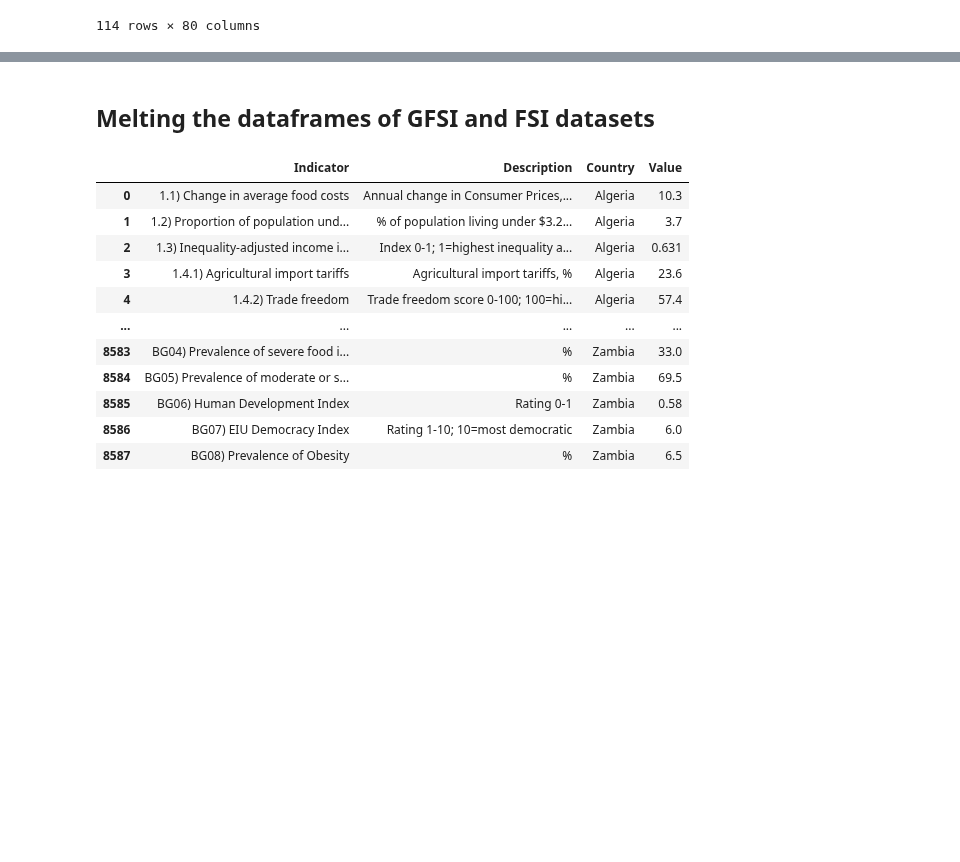
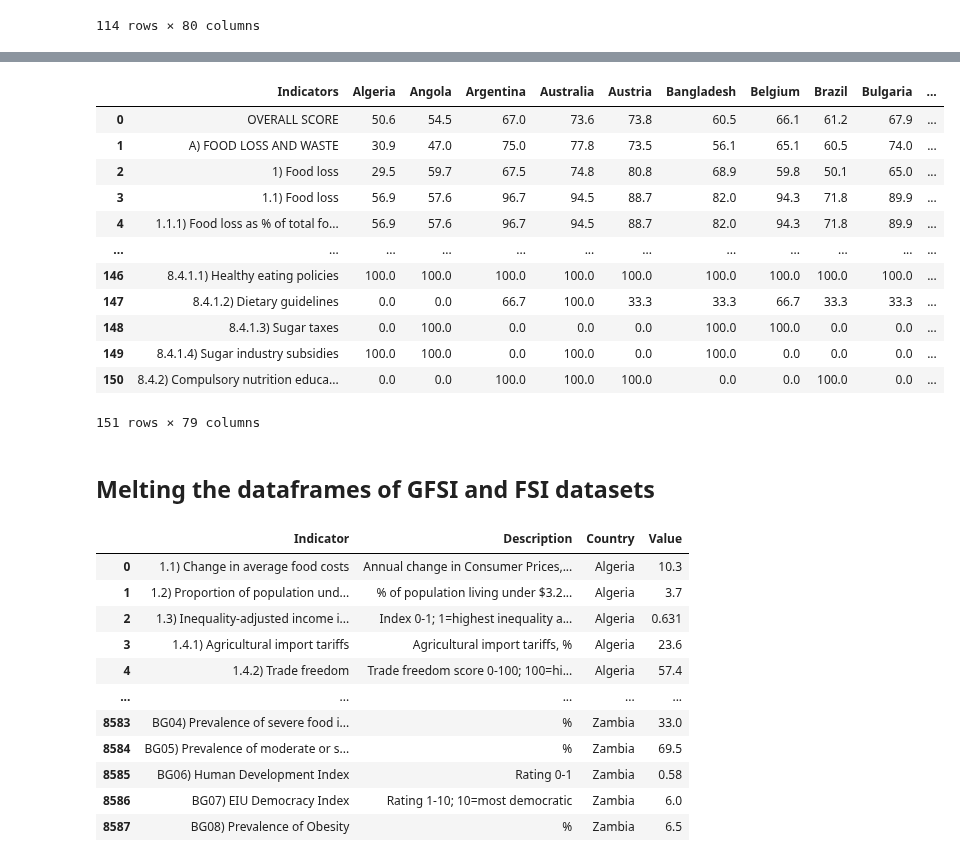
Before and after one commit to Azvier/asean-food-waste-sustainability, a Jupyter notebook: notebooks/data_processing.ipynb, the cells around one changed output, grey strips where cells are left out. Cells and saved outputs as stored; diff of their text form; code cells hidden in the pictures; blank space fills up the shorter version.

```diff
--- a/notebooks/data_processing.ipynb
+++ b/notebooks/data_processing.ipynb
@@ -96,3 +112,19 @@ fsi_data
+# %%
+fsi_score
+# %% [output]
+|  | Indicators | Algeria | Angola | Argentina | Australia | Austria | Bangladesh | Belgium | Brazil | Bulgaria | ... |
+| 0 | OVERALL SCORE | 50.6 | 54.5 | 67.0 | 73.6 | 73.8 | 60.5 | 66.1 | 61.2 | 67.9 | ... |
+| 1 | A) FOOD LOSS AND WASTE | 30.9 | 47.0 | 75.0 | 77.8 | 73.5 | 56.1 | 65.1 | 60.5 | 74.0 | ... |
+| 2 | 1) Food loss | 29.5 | 59.7 | 67.5 | 74.8 | 80.8 | 68.9 | 59.8 | 50.1 | 65.0 | ... |
+| 3 | 1.1) Food loss | 56.9 | 57.6 | 96.7 | 94.5 | 88.7 | 82.0 | 94.3 | 71.8 | 89.9 | ... |
+| 4 | 1.1.1) Food loss as % of total fo... | 56.9 | 57.6 | 96.7 | 94.5 | 88.7 | 82.0 | 94.3 | 71.8 | 89.9 | ... |
+| ... | ... | ... | ... | ... | ... | ... | ... | ... | ... | ... | ... |
+| 146 | 8.4.1.1) Healthy eating policies | 100.0 | 100.0 | 100.0 | 100.0 | 100.0 | 100.0 | 100.0 | 100.0 | 100.0 | ... |
+| 147 | 8.4.1.2) Dietary guidelines | 0.0 | 0.0 | 66.7 | 100.0 | 33.3 | 33.3 | 66.7 | 33.3 | 33.3 | ... |
+| 148 | 8.4.1.3) Sugar taxes | 0.0 | 100.0 | 0.0 | 0.0 | 0.0 | 100.0 | 100.0 | 0.0 | 0.0 | ... |
+| 149 | 8.4.1.4) Sugar industry subsidies | 100.0 | 100.0 | 0.0 | 100.0 | 0.0 | 100.0 | 0.0 | 0.0 | 0.0 | ... |
+| 150 | 8.4.2) Compulsory nutrition educa... | 0.0 | 0.0 | 100.0 | 100.0 | 100.0 | 0.0 | 0.0 | 100.0 | 0.0 | ... |
+151 rows × 79 columns
 # %% [markdown]
 ## Melting the dataframes of GFSI and FSI datasets
 # %%
```
Also changed, not shown: parts of 6 cells of this notebook.
